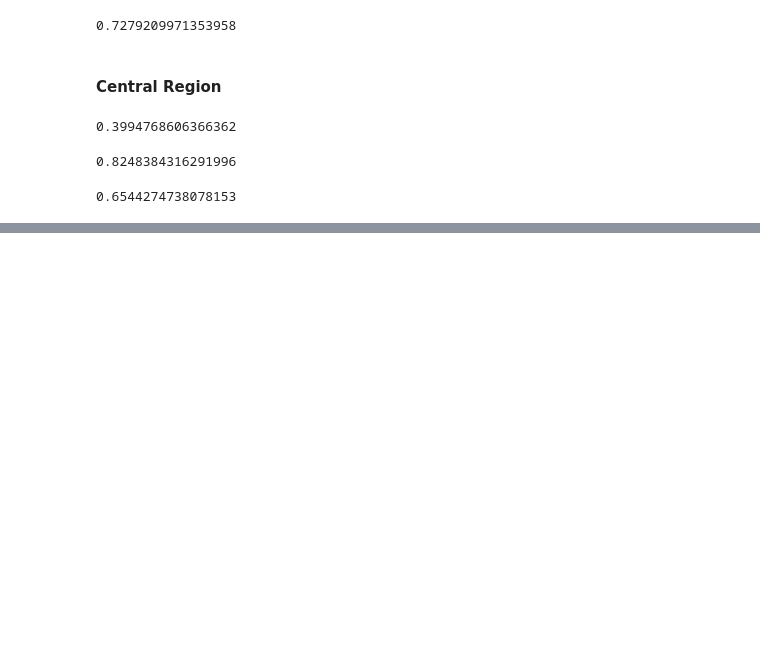
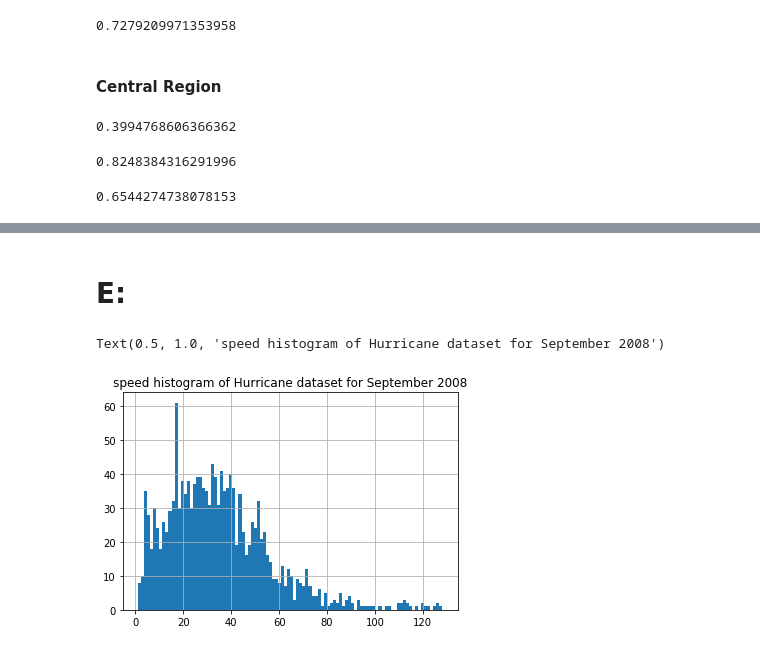
Before and after one commit to AishaGhayas/Artificial-Intelligence, a Jupyter notebook: tasks/task dataset/Untitled.ipynb, the cells around one changed output, grey strips where cells are left out. Saved outputs shown, nothing was run; the diff lists cells and outputs as text; code cells hidden in the pictures; blank space fills up the shorter version.

```diff
--- a/tasks/task dataset/Untitled.ipynb
+++ b/tasks/task dataset/Untitled.ipynb
@@ -441,0 +488,8 @@ c_data.PDSI.corr(c_data.ZNDX) #moderate positive relationship
+# %% [markdown]
+# E:
+# %%
+tabs.Speed.hist(bins=100)
+plt.title("speed histogram of Hurricane dataset for September 2008")
+# %% [output]
+Text(0.5, 1.0, 'speed histogram of Hurricane dataset for September 2008')
+[figure, added]
```
Also changed, not shown: parts of 66 cells of this notebook, 5 other files.
